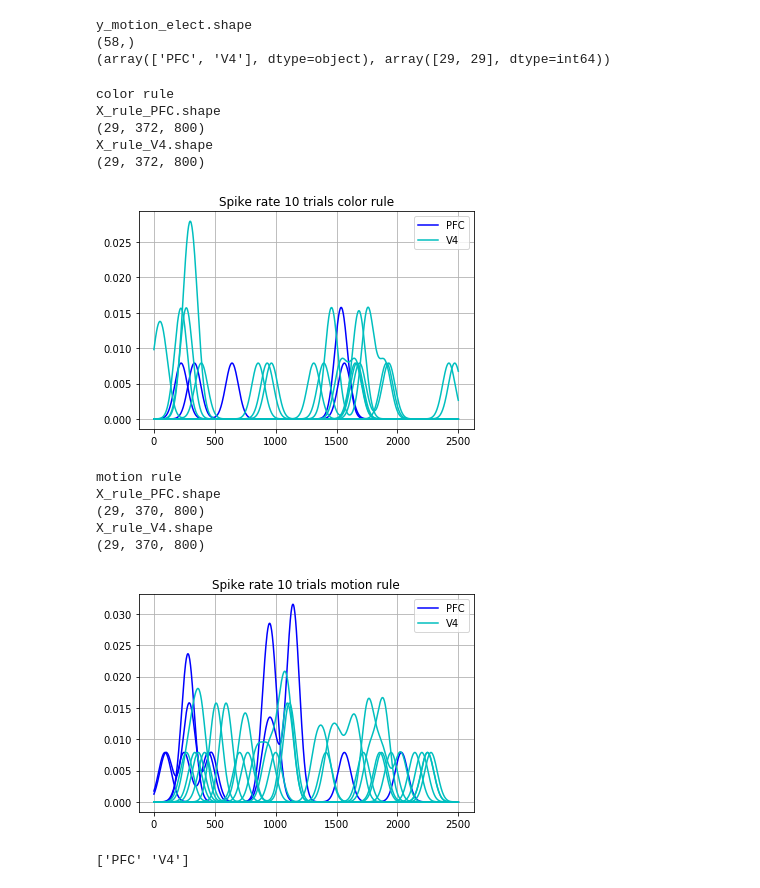
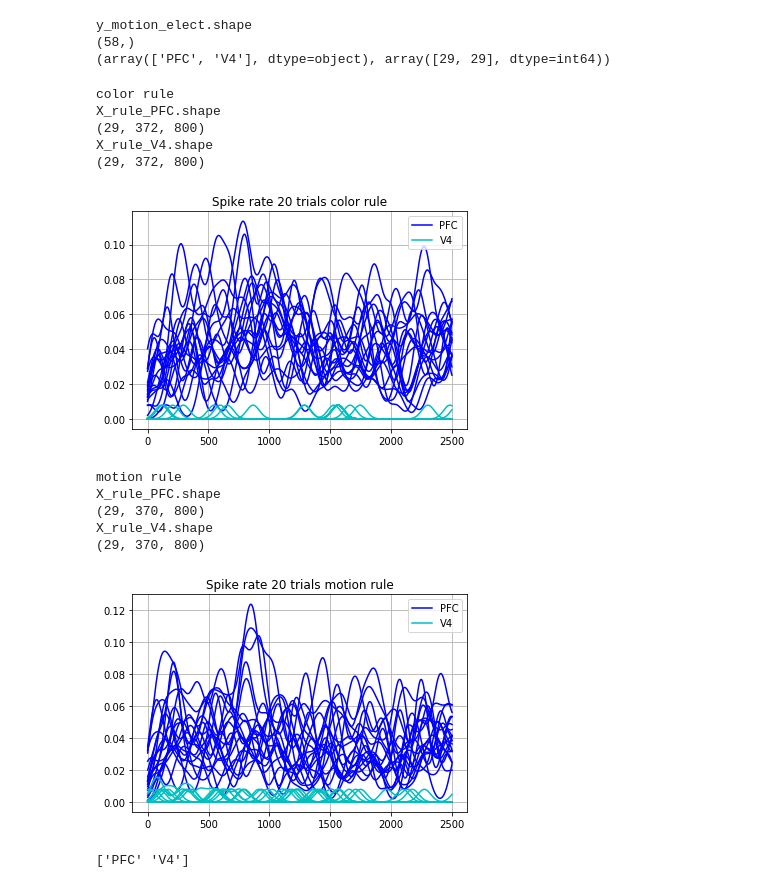
Before and after one commit to omarcr/bcs-mit-computational-tutorial, a Jupyter notebook: BCS_decoding_tutorial-v5-spikes.ipynb, the cells around one changed output. Saved outputs shown, nothing was run; the diff lists cells and outputs as text; code cells hidden in the pictures.

```diff
--- a/BCS_decoding_tutorial-v5-spikes.ipynb
+++ b/BCS_decoding_tutorial-v5-spikes.ipynb
@@ -91,42 +91,42 @@ def plot_raw(X_rule, y_rule_elect, electrode, num_trials, rule, time):
     print(X_rule_V4.shape)
 
     #plotting some of the data to see what is going on inside the
     #plt.plot(X_rule_PFC[0], c='darkorchid')
 
     for i, trial in enumerate(X_rule_PFC[electrode][:num_trials]):
         plt.plot(time, trial, c='blue', label='PFC' if i == 0 else "")
 
     for i, trial in enumerate(X_rule_V4[electrode][:num_trials]):
         plt.plot(time, trial, c='c', label='V4' if i == 0 else "")
 
     plt.grid(which='both')
     plt.legend(loc='upper right')
     plt.title('Spike rate ' + str(num_trials) + ' trials ' + rule + ' rule')
     plt.show()
 
 #defining the time vector
 time = np.linspace(0, 2500, num=X_motion.shape[2])
 
-neuron = 1
-num_trials = 10
+neuron = 20
+num_trials = 20
 rule = 'color'
 plot_raw(X_color, y_color_elect, neuron, num_trials, rule, time)
 
 rule = 'motion'
 plot_raw(X_motion, y_motion_elect, neuron, num_trials, rule, time)
 # %% [output]
 color rule
 X_rule_PFC.shape
 (29, 372, 800)
 X_rule_V4.shape
 (29, 372, 800)
-[figure, old version]
+[figure, new version]
 motion rule
 X_rule_PFC.shape
 (29, 370, 800)
 X_rule_V4.shape
 (29, 370, 800)
-[figure, old version]
+[figure, new version]
 # %%
 all_areas = np.unique(y_color_elect)
 #can be motion (share the same number of areas, since they where adquired at the same session)
```
Also changed, not shown: parts of 7 cells of this notebook, 1 other file.
